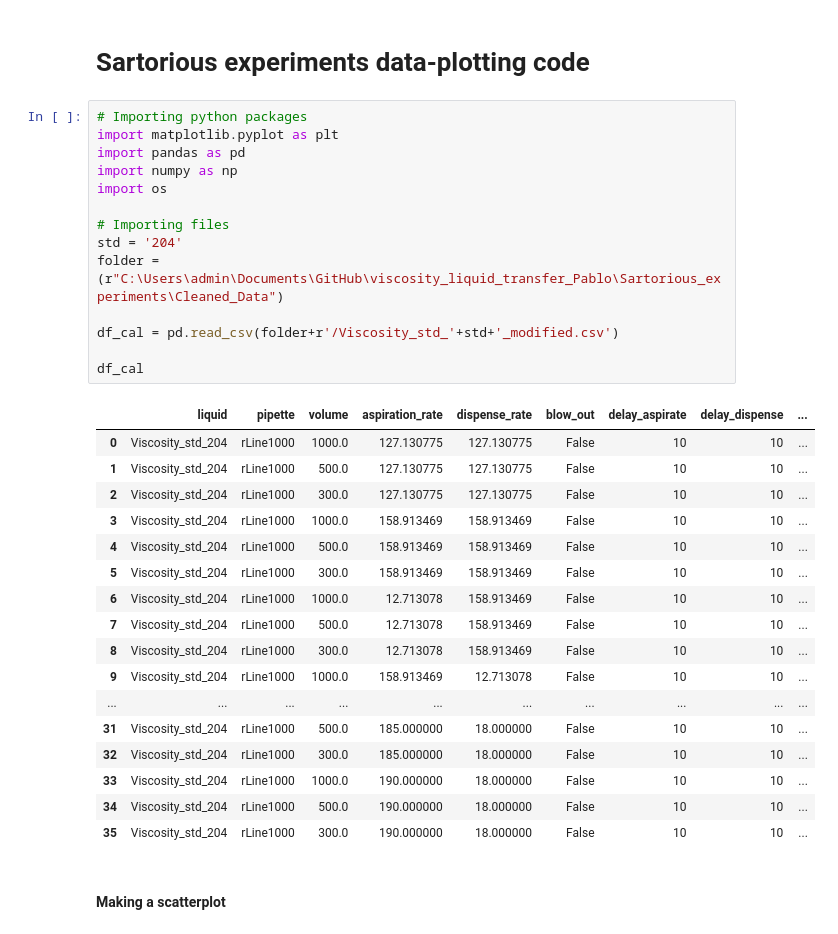
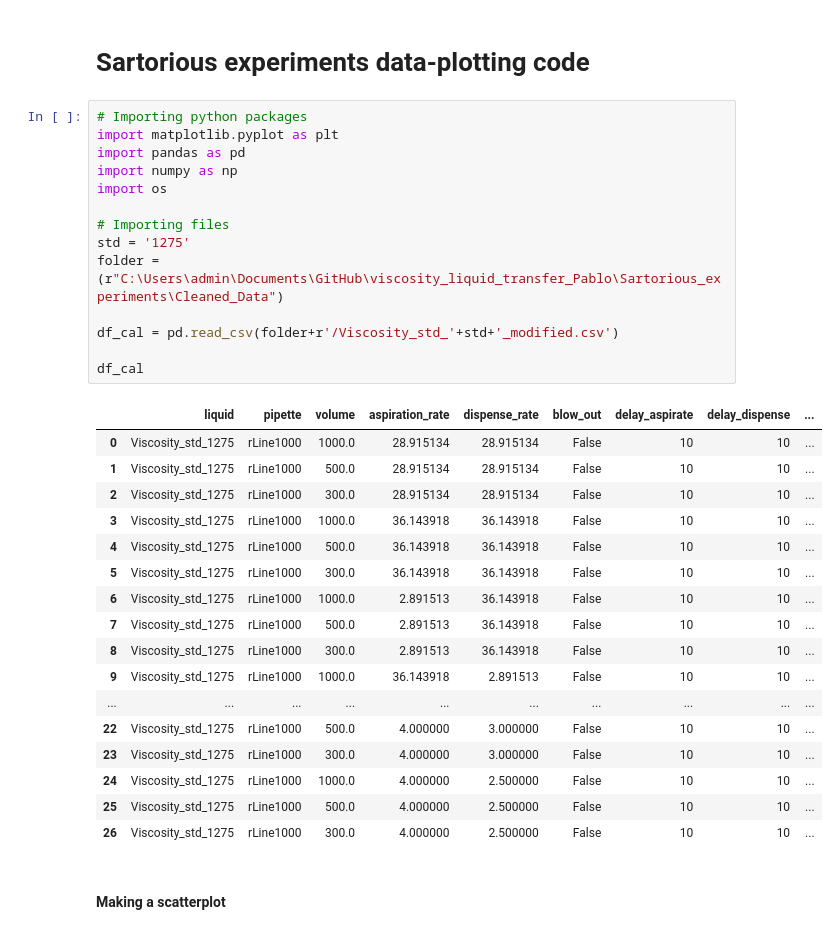
Before and after one commit to Quijanove/viscosity_liquid_transfer_Pablo, a Jupyter notebook: Sartorious_experiments/Code/Data_plotting_code_sartorious.ipynb, the cells around one changed output. Drawn from its saved outputs; the diff is of its cells as text.

```diff
--- a/Sartorious_experiments/Code/Data_plotting_code_sartorious.ipynb
+++ b/Sartorious_experiments/Code/Data_plotting_code_sartorious.ipynb
@@ -3,35 +3,35 @@
 # %%
 # Importing python packages
 import matplotlib.pyplot as plt
 import pandas as pd
 import numpy as np
 import os
 
 # Importing files
-std = '204'
+std = '1275'
 folder = (r"C:\Users\admin\Documents\GitHub\viscosity_liquid_transfer_Pablo\Sartorious_experiments\Cleaned_Data")
 
 df_cal = pd.read_csv(folder+r'/Viscosity_std_'+std+'_modified.csv')
 
 df_cal
 # %% [output]
 |  | liquid | pipette | volume | aspiration_rate | dispense_rate | blow_out | delay_aspirate | delay_dispense | ... |
-| 0 | Viscosity_std_204 | rLine1000 | 1000.0 | 127.130775 | 127.130775 | False | 10 | 10 | ... |
-| 1 | Viscosity_std_204 | rLine1000 | 500.0 | 127.130775 | 127.130775 | False | 10 | 10 | ... |
-| 2 | Viscosity_std_204 | rLine1000 | 300.0 | 127.130775 | 127.130775 | False | 10 | 10 | ... |
-| 3 | Viscosity_std_204 | rLine1000 | 1000.0 | 158.913469 | 158.913469 | False | 10 | 10 | ... |
-| 4 | Viscosity_std_204 | rLine1000 | 500.0 | 158.913469 | 158.913469 | False | 10 | 10 | ... |
-| 5 | Viscosity_std_204 | rLine1000 | 300.0 | 158.913469 | 158.913469 | False | 10 | 10 | ... |
-| 6 | Viscosity_std_204 | rLine1000 | 1000.0 | 12.713078 | 158.913469 | False | 10 | 10 | ... |
-| 7 | Viscosity_std_204 | rLine1000 | 500.0 | 12.713078 | 158.913469 | False | 10 | 10 | ... |
-| 8 | Viscosity_std_204 | rLine1000 | 300.0 | 12.713078 | 158.913469 | False | 10 | 10 | ... |
-| 9 | Viscosity_std_204 | rLine1000 | 1000.0 | 158.913469 | 12.713078 | False | 10 | 10 | ... |
+| 0 | Viscosity_std_1275 | rLine1000 | 1000.0 | 28.915134 | 28.915134 | False | 10 | 10 | ... |
+| 1 | Viscosity_std_1275 | rLine1000 | 500.0 | 28.915134 | 28.915134 | False | 10 | 10 | ... |
+| 2 | Viscosity_std_1275 | rLine1000 | 300.0 | 28.915134 | 28.915134 | False | 10 | 10 | ... |
+| 3 | Viscosity_std_1275 | rLine1000 | 1000.0 | 36.143918 | 36.143918 | False | 10 | 10 | ... |
+| 4 | Viscosity_std_1275 | rLine1000 | 500.0 | 36.143918 | 36.143918 | False | 10 | 10 | ... |
+| 5 | Viscosity_std_1275 | rLine1000 | 300.0 | 36.143918 | 36.143918 | False | 10 | 10 | ... |
+| 6 | Viscosity_std_1275 | rLine1000 | 1000.0 | 2.891513 | 36.143918 | False | 10 | 10 | ... |
+| 7 | Viscosity_std_1275 | rLine1000 | 500.0 | 2.891513 | 36.143918 | False | 10 | 10 | ... |
+| 8 | Viscosity_std_1275 | rLine1000 | 300.0 | 2.891513 | 36.143918 | False | 10 | 10 | ... |
+| 9 | Viscosity_std_1275 | rLine1000 | 1000.0 | 36.143918 | 2.891513 | False | 10 | 10 | ... |
 | ... | ... | ... | ... | ... | ... | ... | ... | ... | ... |
-| 31 | Viscosity_std_204 | rLine1000 | 500.0 | 185.000000 | 18.000000 | False | 10 | 10 | ... |
-| 32 | Viscosity_std_204 | rLine1000 | 300.0 | 185.000000 | 18.000000 | False | 10 | 10 | ... |
-| 33 | Viscosity_std_204 | rLine1000 | 1000.0 | 190.000000 | 18.000000 | False | 10 | 10 | ... |
-| 34 | Viscosity_std_204 | rLine1000 | 500.0 | 190.000000 | 18.000000 | False | 10 | 10 | ... |
-| 35 | Viscosity_std_204 | rLine1000 | 300.0 | 190.000000 | 18.000000 | False | 10 | 10 | ... |
+| 22 | Viscosity_std_1275 | rLine1000 | 500.0 | 4.000000 | 3.000000 | False | 10 | 10 | ... |
+| 23 | Viscosity_std_1275 | rLine1000 | 300.0 | 4.000000 | 3.000000 | False | 10 | 10 | ... |
+| 24 | Viscosity_std_1275 | rLine1000 | 1000.0 | 4.000000 | 2.500000 | False | 10 | 10 | ... |
+| 25 | Viscosity_std_1275 | rLine1000 | 500.0 | 4.000000 | 2.500000 | False | 10 | 10 | ... |
+| 26 | Viscosity_std_1275 | rLine1000 | 300.0 | 4.000000 | 2.500000 | False | 10 | 10 | ... |
 # %% [markdown]
 #### Making a scatterplot
 # %%
```
Also changed, not shown: parts of 1 cell of this notebook, 5 other files.
